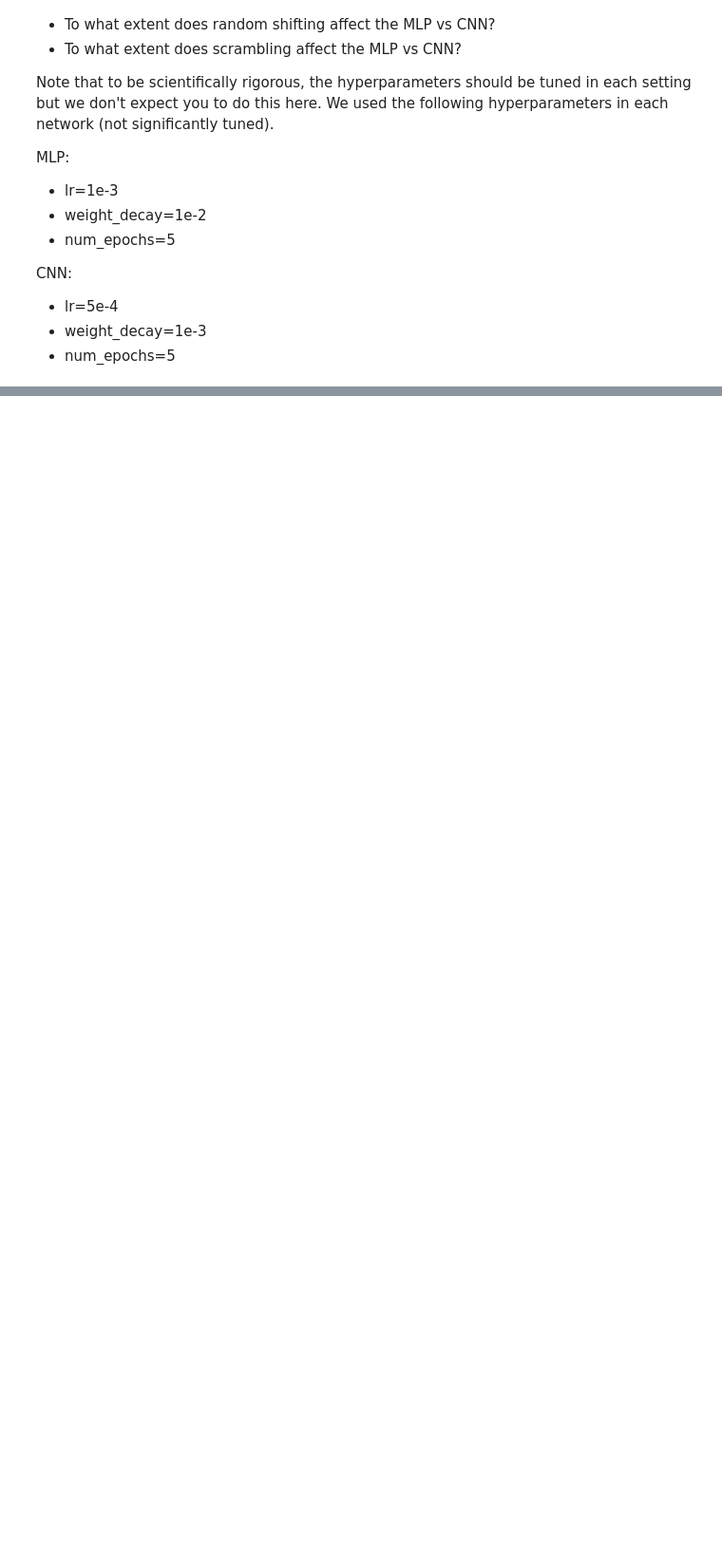
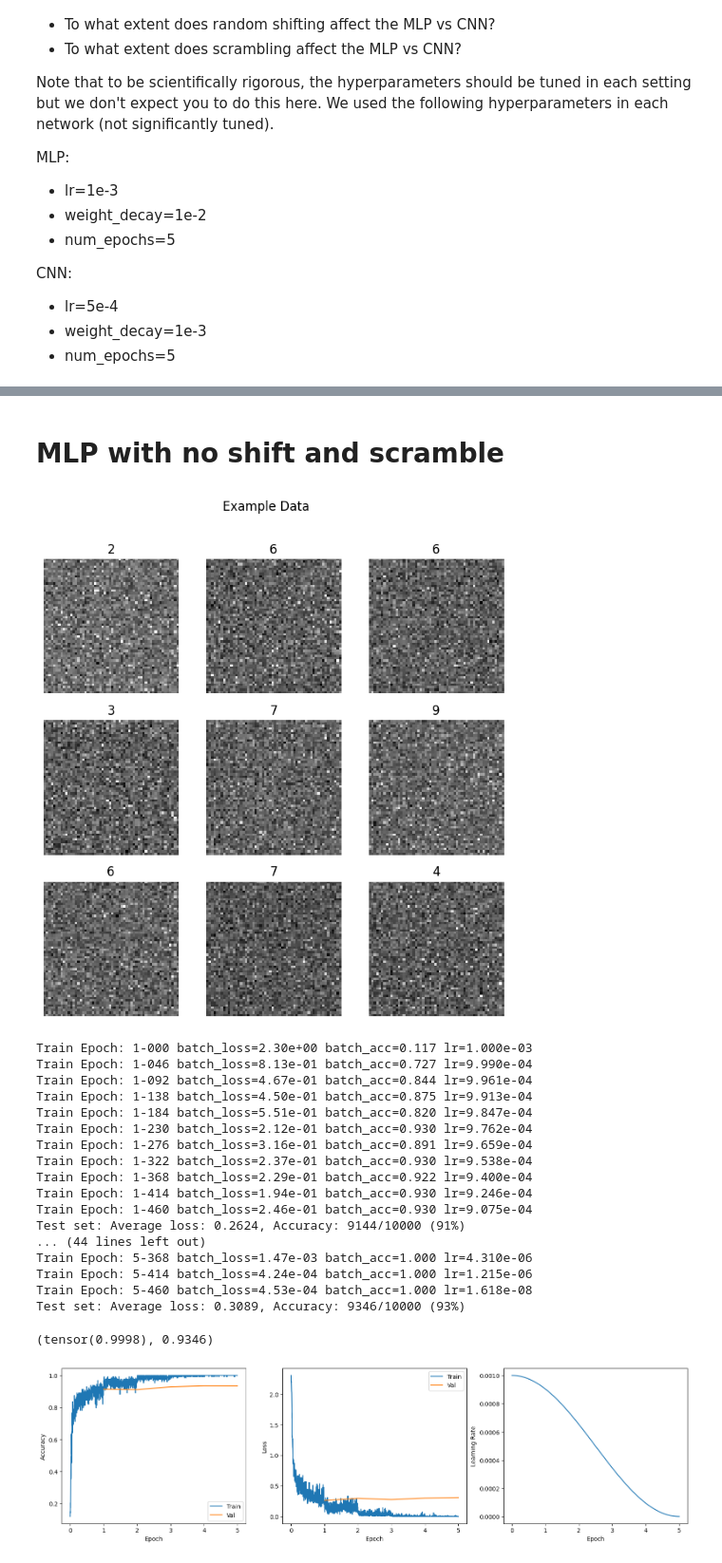
Before and after one commit to Darioliu28/ML_course, a Jupyter notebook: labs/ex08/template/ex08.ipynb, the cells around one changed output, grey strips where cells are left out. Shown at 95% size. Drawn from its saved outputs; the diff is of its cells as text; code cells hidden in the pictures; blank space fills up the shorter version.

```diff
--- a/labs/ex08/template/ex08.ipynb
+++ b/labs/ex08/template/ex08.ipynb
@@ -525,0 +714,50 @@ run_training(
+# %% [markdown]
+# MLP with no shift and scramble
+# %%
+image_size = 56
+model_factory = lambda: get_mlp(image_size)
+num_epochs = 5
+device = torch.device("cuda" if torch.cuda.is_available() else "cpu")
+
+optimizer_kwargs = dict(
+    lr=1e-3,
+    weight_decay=1e-2,
+)
+data_kwargs = dict(
+    base_dataset=datasets.MNIST,
+    batch_size=128,
+    img_size=image_size,
+    random_shift=False,
+    scramble_image=True,
+    noise=1.0,
+    show_examples=True,
+)
+
+run_training(
+    model_factory=model_factory,
+    num_epochs=num_epochs,
+    optimizer_kwargs=optimizer_kwargs,
+    data_kwargs=data_kwargs,
+    device=device,
+)
+# %% [output]
+[figure, added]
+Train Epoch: 1-000 batch_loss=2.30e+00 batch_acc=0.117 lr=1.000e-03
+Train Epoch: 1-046 batch_loss=8.13e-01 batch_acc=0.727 lr=9.990e-04
+Train Epoch: 1-092 batch_loss=4.67e-01 batch_acc=0.844 lr=9.961e-04
+Train Epoch: 1-138 batch_loss=4.50e-01 batch_acc=0.875 lr=9.913e-04
+Train Epoch: 1-184 batch_loss=5.51e-01 batch_acc=0.820 lr=9.847e-04
+Train Epoch: 1-230 batch_loss=2.12e-01 batch_acc=0.930 lr=9.762e-04
+Train Epoch: 1-276 batch_loss=3.16e-01 batch_acc=0.891 lr=9.659e-04
+Train Epoch: 1-322 batch_loss=2.37e-01 batch_acc=0.930 lr=9.538e-04
+Train Epoch: 1-368 batch_loss=2.29e-01 batch_acc=0.922 lr=9.400e-04
+Train Epoch: 1-414 batch_loss=1.94e-01 batch_acc=0.930 lr=9.246e-04
+Train Epoch: 1-460 batch_loss=2.46e-01 batch_acc=0.930 lr=9.075e-04
+Test set: Average loss: 0.2624, Accuracy: 9144/10000 (91%)
+... (44 lines left out)
+Train Epoch: 5-368 batch_loss=1.47e-03 batch_acc=1.000 lr=4.310e-06
+Train Epoch: 5-414 batch_loss=4.24e-04 batch_acc=1.000 lr=1.215e-06
+Train Epoch: 5-460 batch_loss=4.53e-04 batch_acc=1.000 lr=1.618e-08
+Test set: Average loss: 0.3089, Accuracy: 9346/10000 (93%)
+(tensor(0.9998), 0.9346)
+[figure, added]
```
Also changed, not shown: parts of 16 cells of this notebook.
